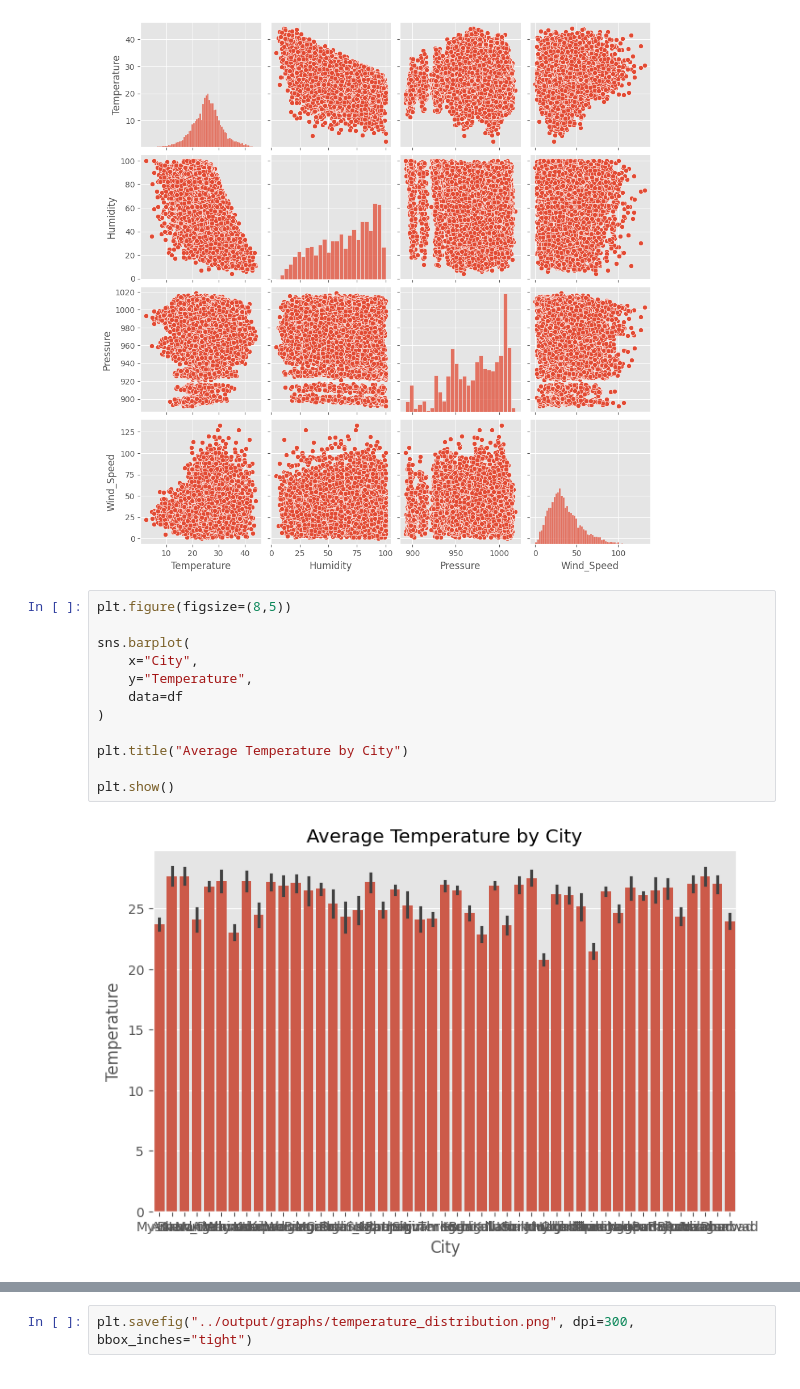
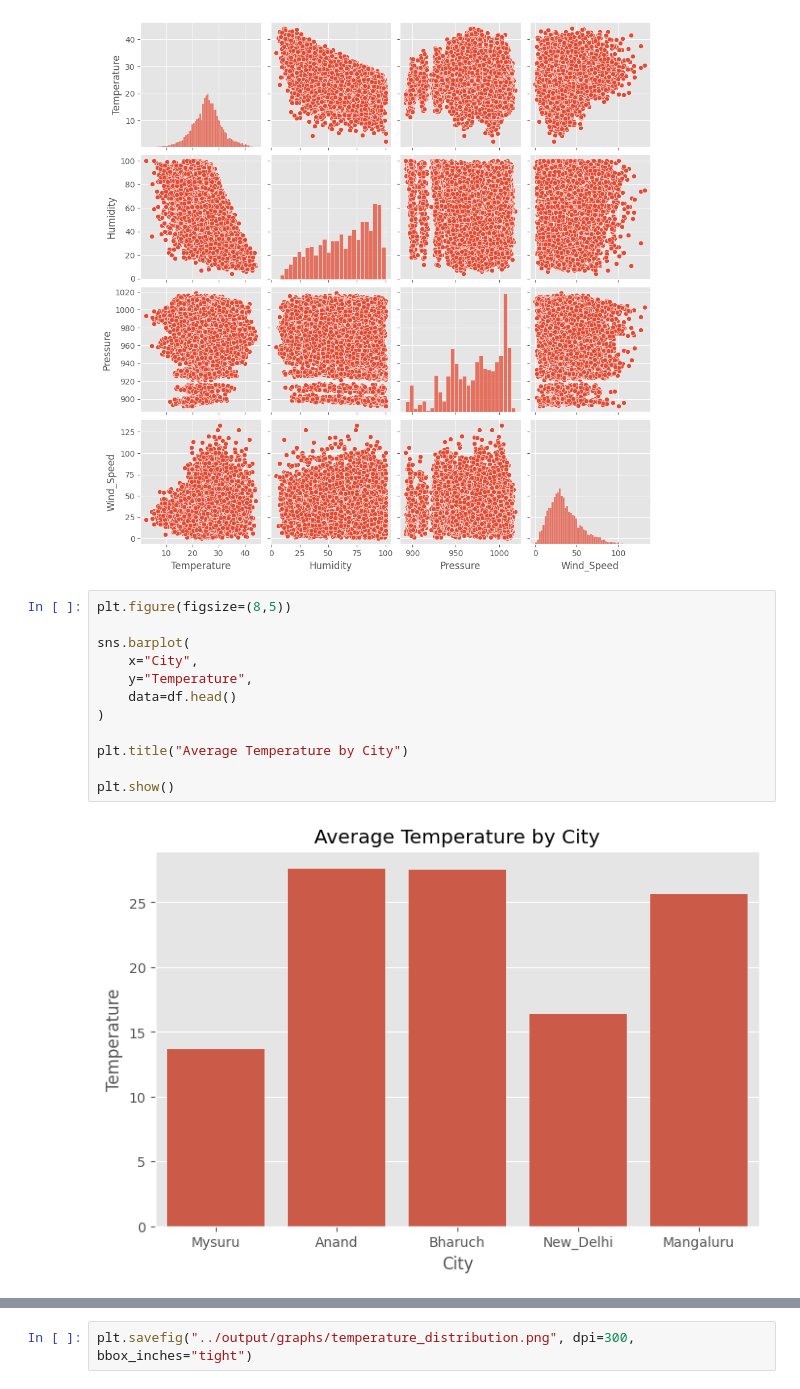
Before and after one commit to Dhanush-734/WeatherPredictionProject, a Jupyter notebook: notebooks/03_EDA.ipynb, the cells around one changed output, grey strips where cells are left out. Saved outputs shown, nothing was run; the diff lists cells and outputs as text.

```diff
--- a/notebooks/03_EDA.ipynb
+++ b/notebooks/03_EDA.ipynb
@@ -206,17 +196,17 @@ plt.show()
 # %%
 plt.figure(figsize=(8,5))
 
 sns.barplot(
     x="City",
     y="Temperature",
-    data=df
+    data=df.head()
 )
 
 plt.title("Average Temperature by City")
 
 plt.show()
 # %% [output]
-[figure, old version]
+[figure, new version]
 # %%
 plt.figure(figsize=(8,5))
 
```
Also changed, not shown: parts of 4 cells of this notebook, 8 other files.
